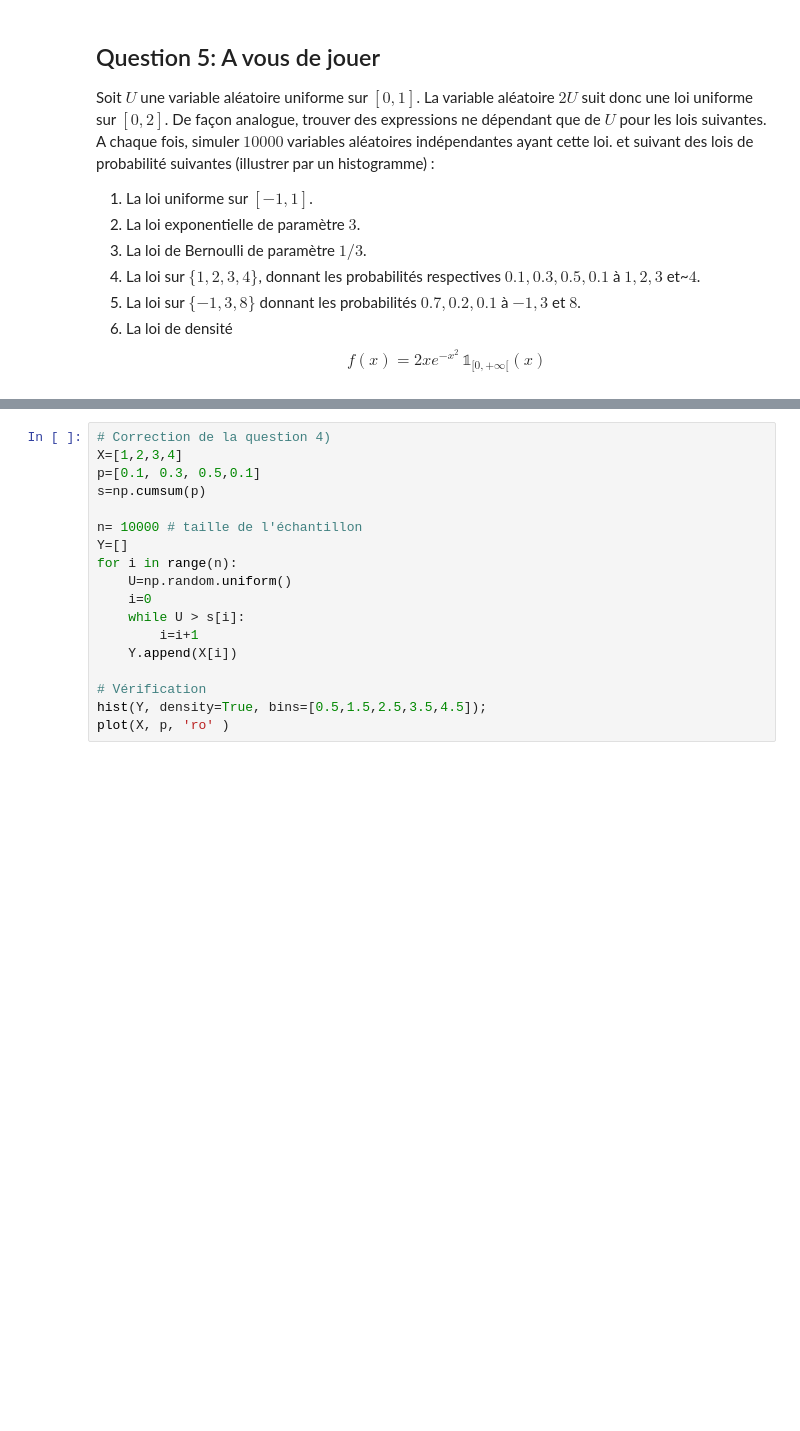
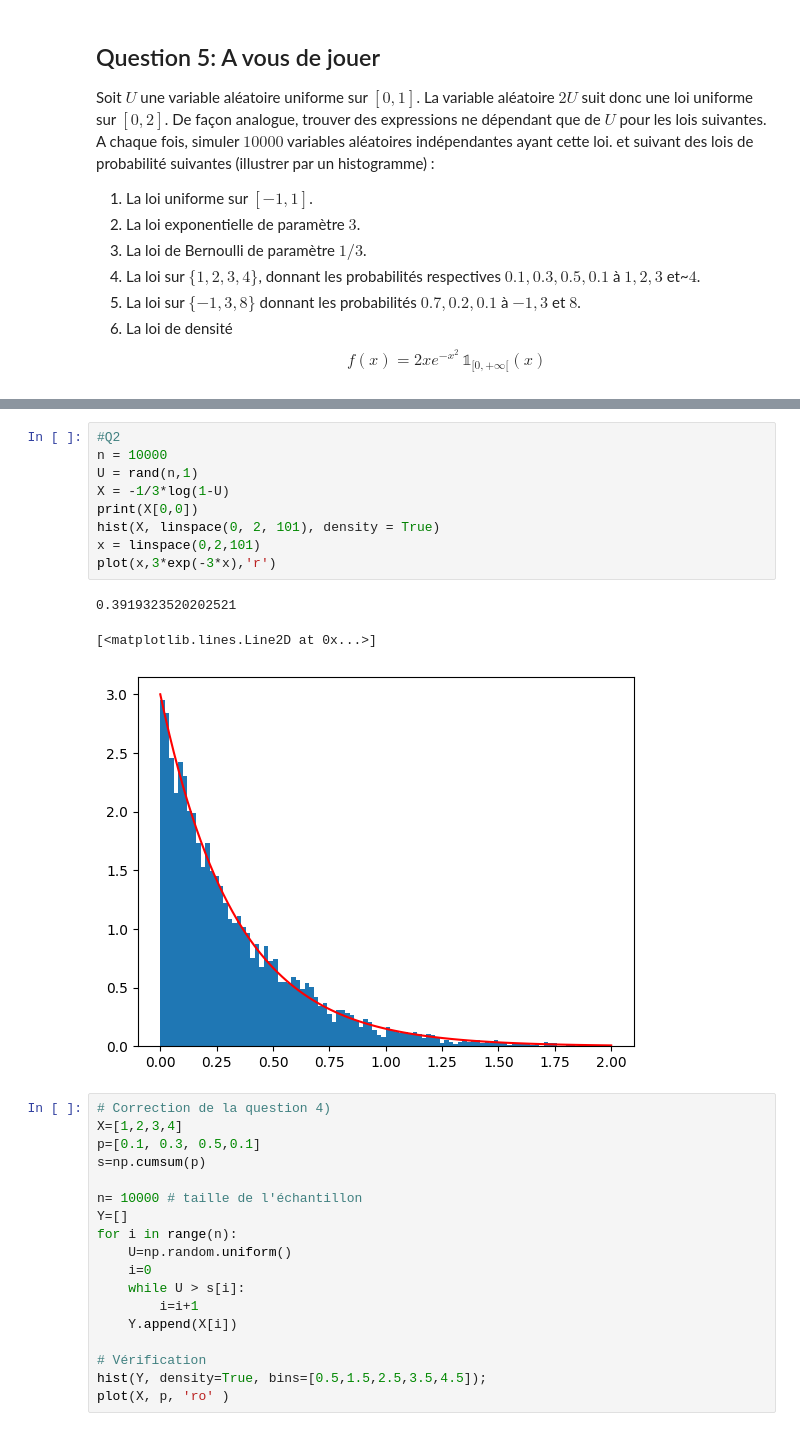
Before and after one commit to jeffbouche5/tpNum3, a Jupyter notebook: TP1-2025-2026.ipynb, the cells around one changed output, grey strips where cells are left out. Saved outputs shown, nothing was run; the diff lists cells and outputs as text; blank space fills up the shorter version.

```diff
--- a/TP1-2025-2026.ipynb
+++ b/TP1-2025-2026.ipynb
@@ -169,3 +183,16 @@ $$f(x) = 2xe^{-x^2} \, \mathbb{1}_{[0,+\infty[}(x)$$
+# %%
+#Q2
+n = 10000
+U = rand(n,1)
+X = -1/3*log(1-U)
+print(X[0,0])
+hist(X, linspace(0, 2, 101), density = True)
+x = linspace(0,2,101)
+plot(x,3*exp(-3*x),'r')
+# %% [output]
+0.3919323520202521
+[<matplotlib.lines.Line2D at 0x...>]
+[figure, added]
 # %%
 # Correction de la question 4)
 X=[1,2,3,4]
```
Also changed, not shown: parts of 8 cells of this notebook.
